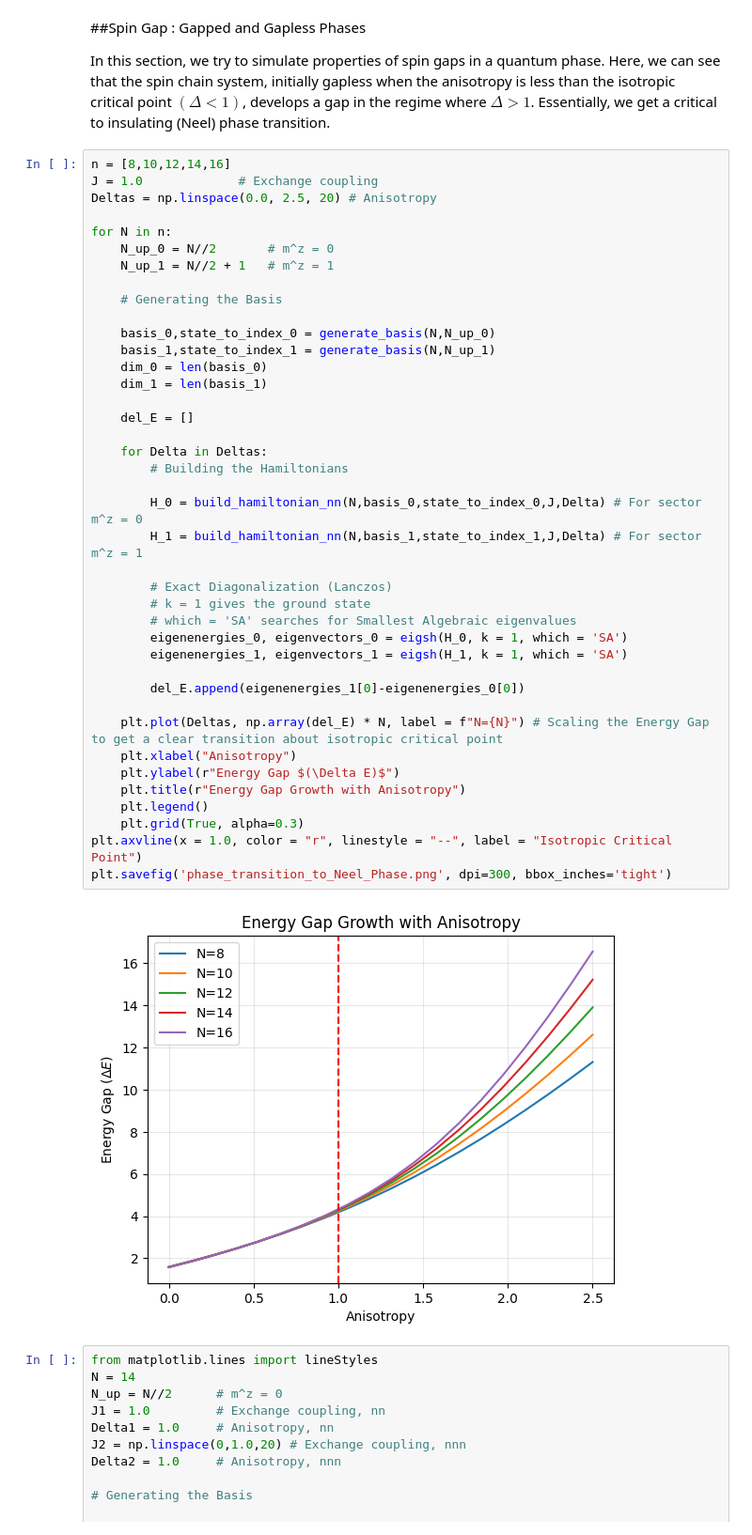
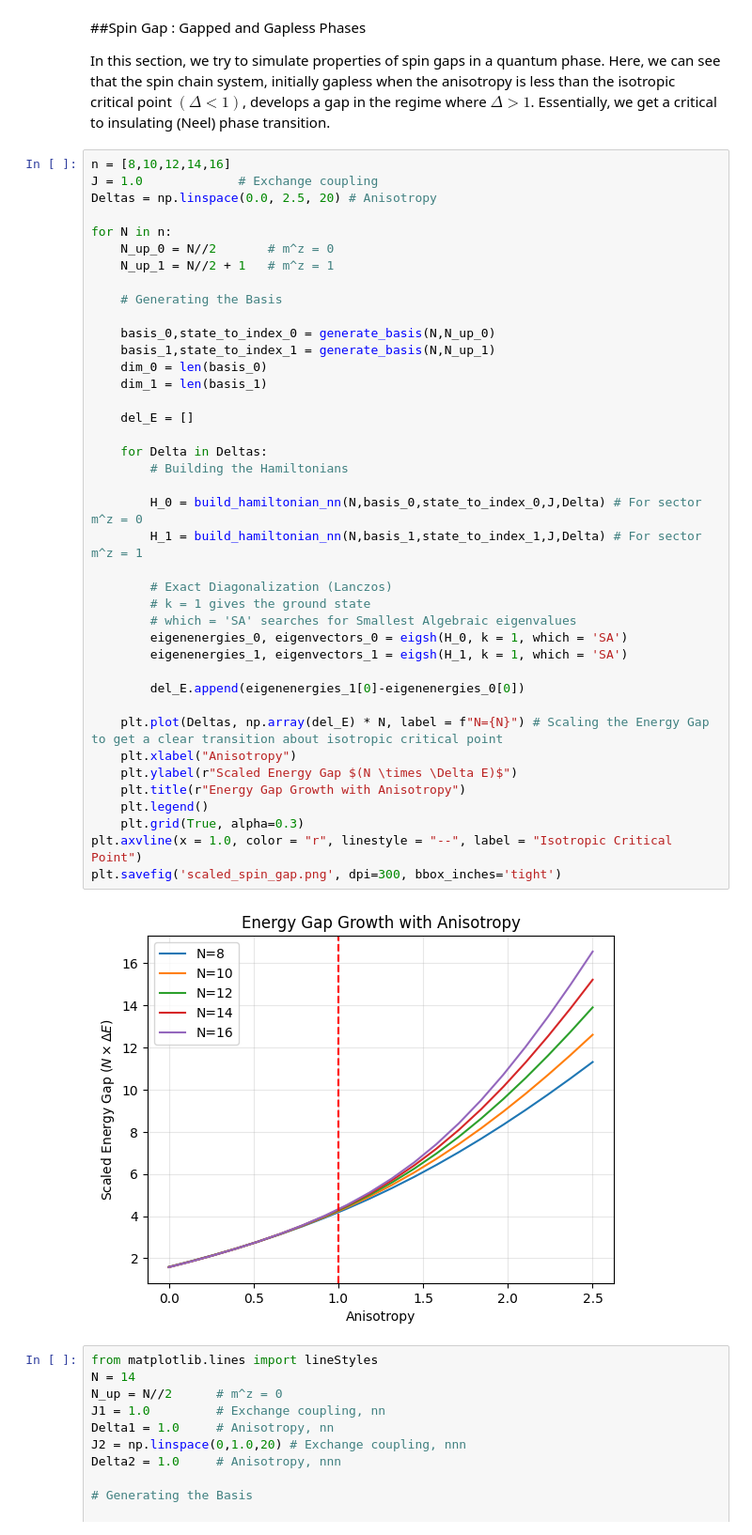
Before and after one commit to Dipanjan-Chaudhuri/ED-and-VMC, a Jupyter notebook: ED_of_1D_Quantum_Spin_Chains.ipynb, the cells around one changed output. Shown at 94% size. Cells and saved outputs as stored; diff of their text form.

```diff
--- a/ED_of_1D_Quantum_Spin_Chains.ipynb
+++ b/ED_of_1D_Quantum_Spin_Chains.ipynb
@@ -290,36 +290,36 @@ for N in n:
     # Generating the Basis
 
     basis_0,state_to_index_0 = generate_basis(N,N_up_0)
     basis_1,state_to_index_1 = generate_basis(N,N_up_1)
     dim_0 = len(basis_0)
     dim_1 = len(basis_1)
 
     del_E = []
 
     for Delta in Deltas:
         # Building the Hamiltonians
 
         H_0 = build_hamiltonian_nn(N,basis_0,state_to_index_0,J,Delta) # For sector m^z = 0
         H_1 = build_hamiltonian_nn(N,basis_1,state_to_index_1,J,Delta) # For sector m^z = 1
 
         # Exact Diagonalization (Lanczos)
         # k = 1 gives the ground state
         # which = 'SA' searches for Smallest Algebraic eigenvalues
         eigenenergies_0, eigenvectors_0 = eigsh(H_0, k = 1, which = 'SA')
         eigenenergies_1, eigenvectors_1 = eigsh(H_1, k = 1, which = 'SA')
 
         del_E.append(eigenenergies_1[0]-eigenenergies_0[0])
 
     plt.plot(Deltas, np.array(del_E) * N, label = f"N={N}") # Scaling the Energy Gap to get a clear transition about isotropic critical point
     plt.xlabel("Anisotropy")
-    plt.ylabel(r"Energy Gap $(\Delta E)$")
+    plt.ylabel(r"Scaled Energy Gap $(N \times \Delta E)$")
     plt.title(r"Energy Gap Growth with Anisotropy")
     plt.legend()
     plt.grid(True, alpha=0.3)
 plt.axvline(x = 1.0, color = "r", linestyle = "--", label = "Isotropic Critical Point")
-plt.savefig('phase_transition_to_Neel_Phase.png', dpi=300, bbox_inches='tight')
+plt.savefig('scaled_spin_gap.png', dpi=300, bbox_inches='tight')
 # %% [output]
-[figure, old version]
+[figure, new version]
 # %%
 from matplotlib.lines import lineStyles
 N = 14
```
